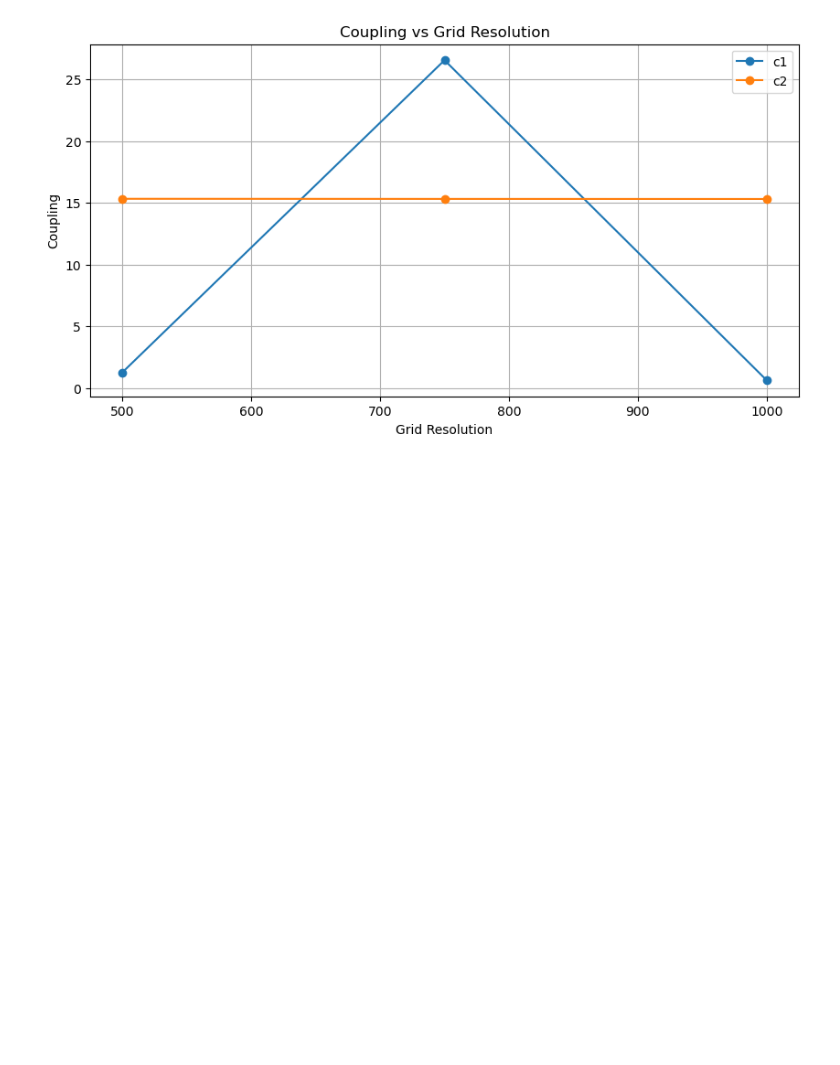
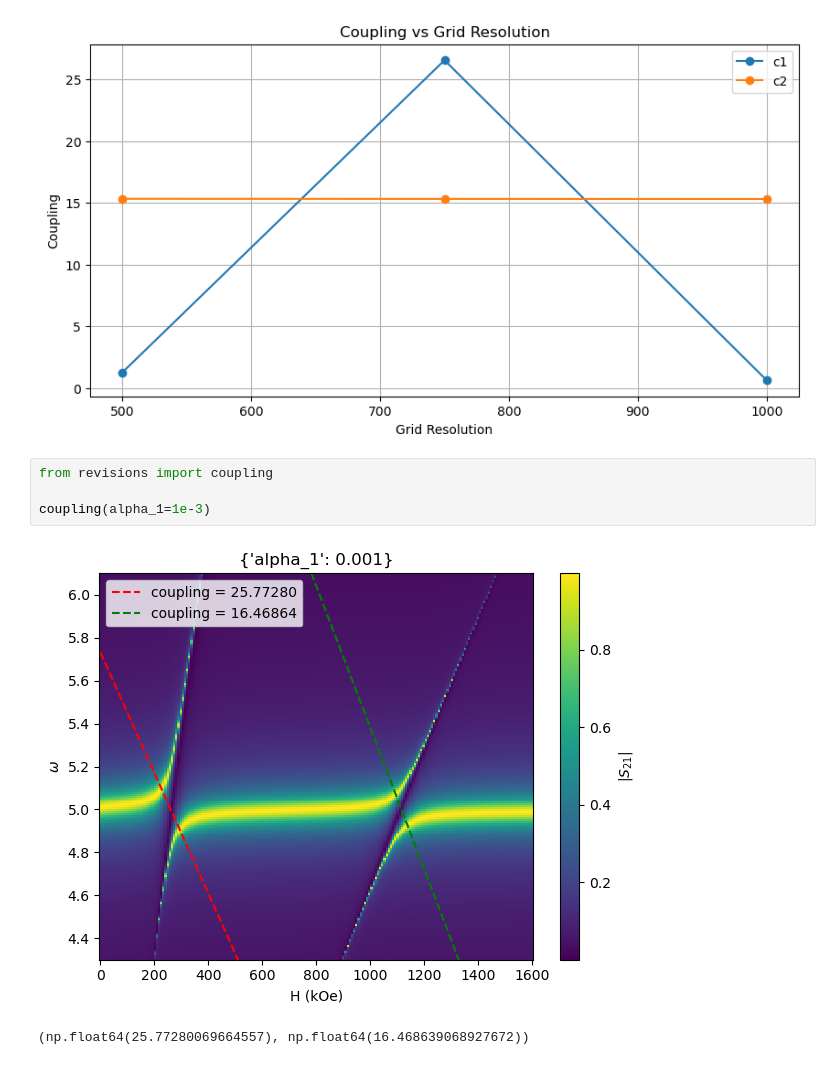
Before and after one commit to FazinHan/cavityCoupling, a Jupyter notebook: revisions.ipynb, the cells around one changed output. Drawn from its saved outputs; the diff is of its cells as text; blank space fills up the shorter version.

```diff
--- a/revisions.ipynb
+++ b/revisions.ipynb
@@ -217,3 +217,10 @@ plt.grid(True)
 plt.show()
 # %% [output]
 [figure]
+# %%
+from revisions import coupling
+
+coupling(alpha_1=1e-3)
+# %% [output]
+[figure, added]
+(np.float64(25.77280069664557), np.float64(16.468639068927672))
```
Also changed, not shown: 2 other files.
